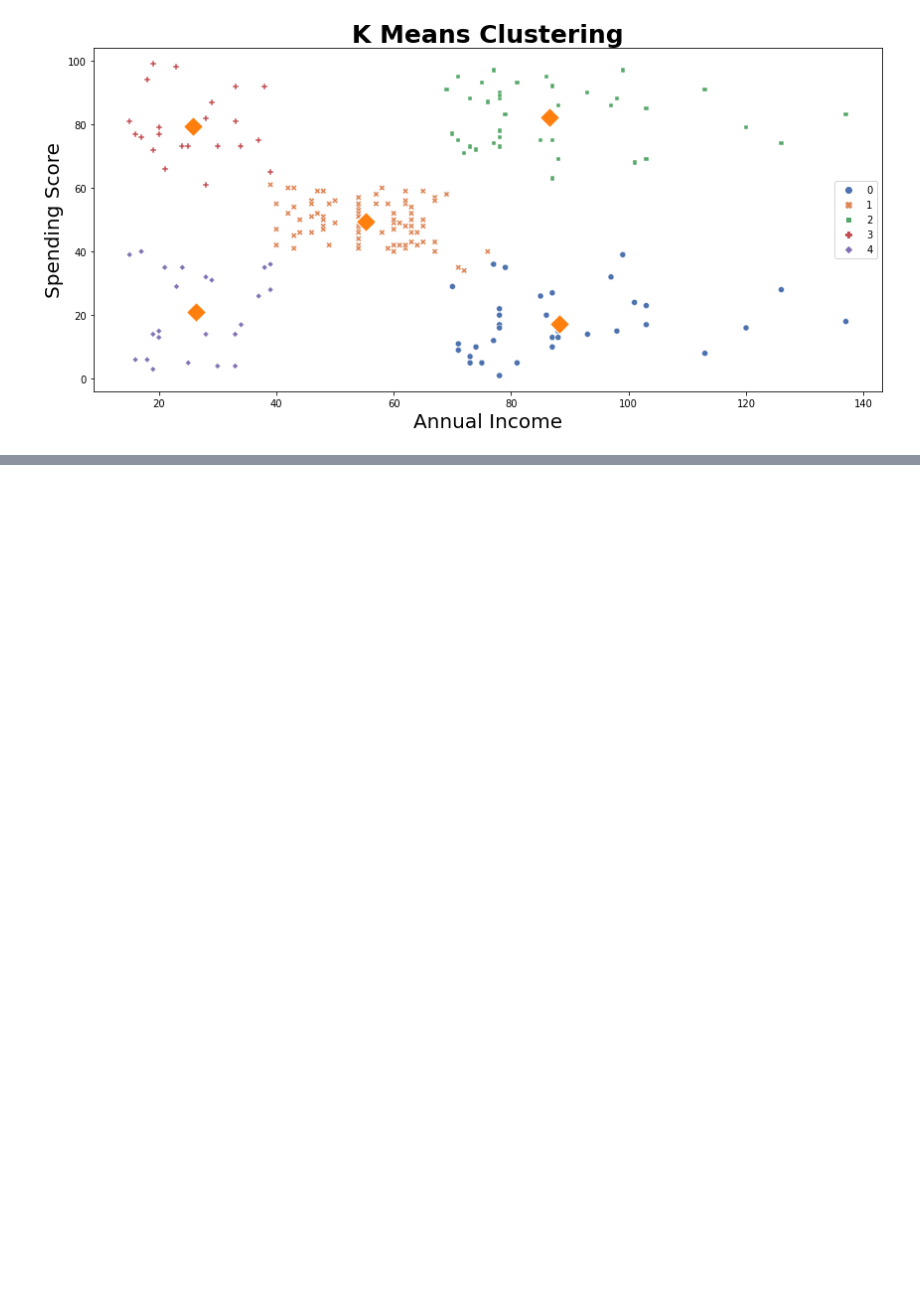
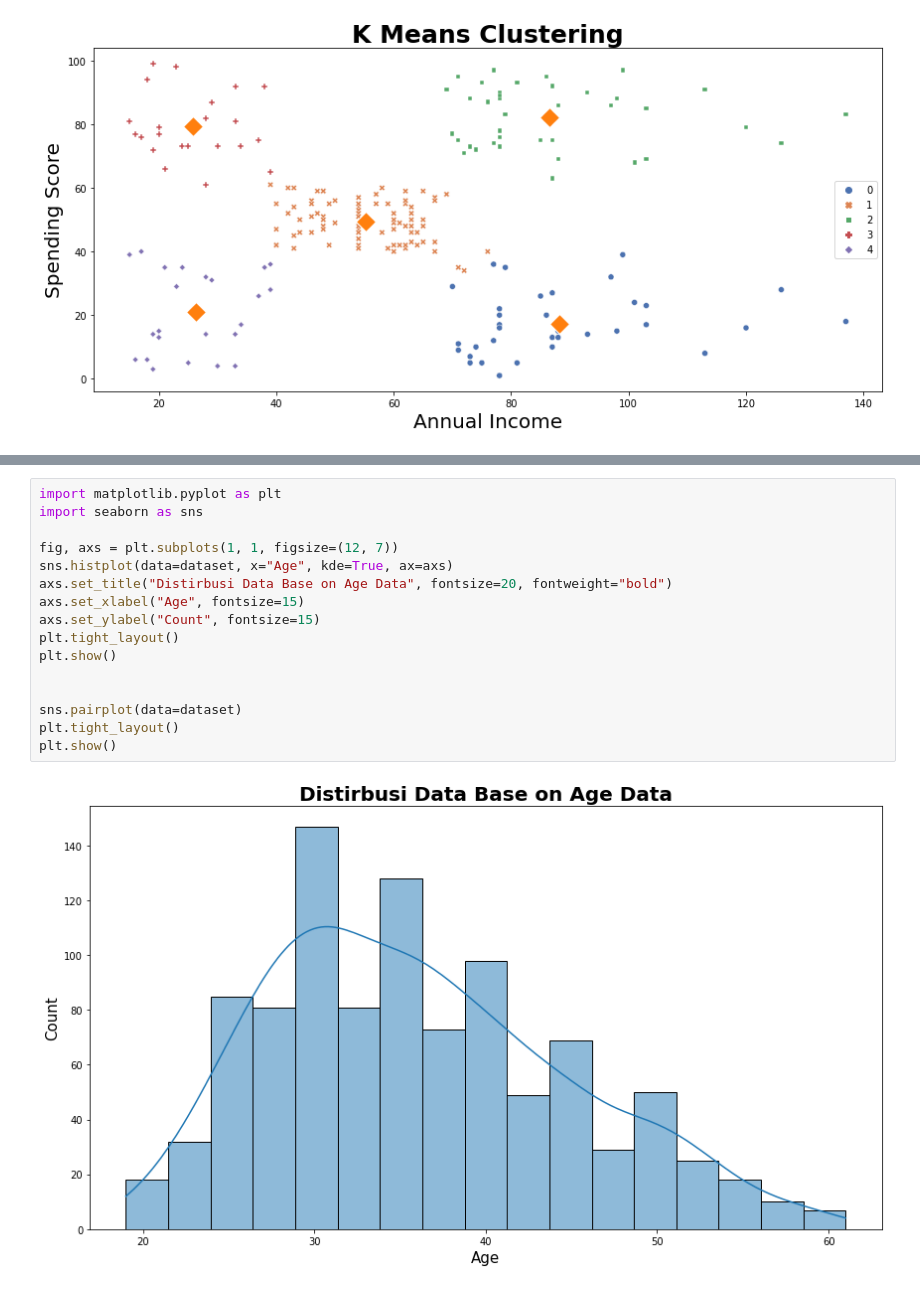
Before and after one commit to UsepSyaikalArifin/Application-File-PT-Bukit-Makmur-Mandiri-Utama-BUMA-, a Jupyter notebook: Kelas Fundamental/Machine Learning With Python for Beginner/Jupyter Notebook/main.ipynb, the cells around one changed output, grey strips where cells are left out. Cells and saved outputs as stored; diff of their text form; blank space fills up the shorter version.

```diff
--- a/Kelas Fundamental/Machine Learning With Python for Beginner/Jupyter Notebook/main.ipynb
+++ b/Kelas Fundamental/Machine Learning With Python for Beginner/Jupyter Notebook/main.ipynb
@@ -786,0 +876,18 @@ plt.show()
+# %%
+import matplotlib.pyplot as plt
+import seaborn as sns
+
+fig, axs = plt.subplots(1, 1, figsize=(12, 7))
+sns.histplot(data=dataset, x="Age", kde=True, ax=axs)
+axs.set_title("Distirbusi Data Base on Age Data", fontsize=20, fontweight="bold")
+axs.set_xlabel("Age", fontsize=15)
+axs.set_ylabel("Count", fontsize=15)
+plt.tight_layout()
+plt.show()
+
+
+sns.pairplot(data=dataset)
+plt.tight_layout()
+plt.show()
+# %% [output]
+[figure, added]
```
Also changed, not shown: parts of 10 cells of this notebook, 2 other files.
